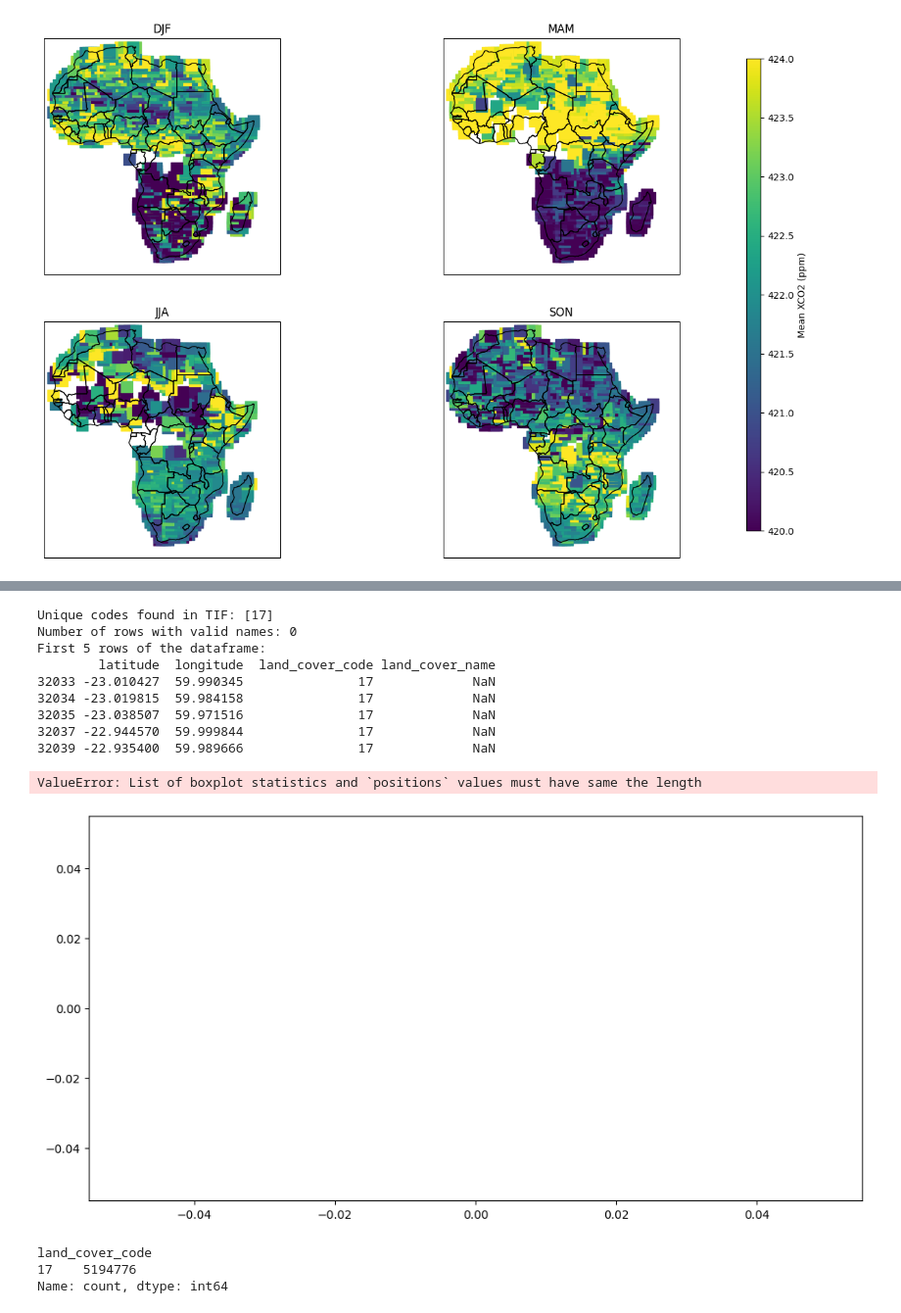
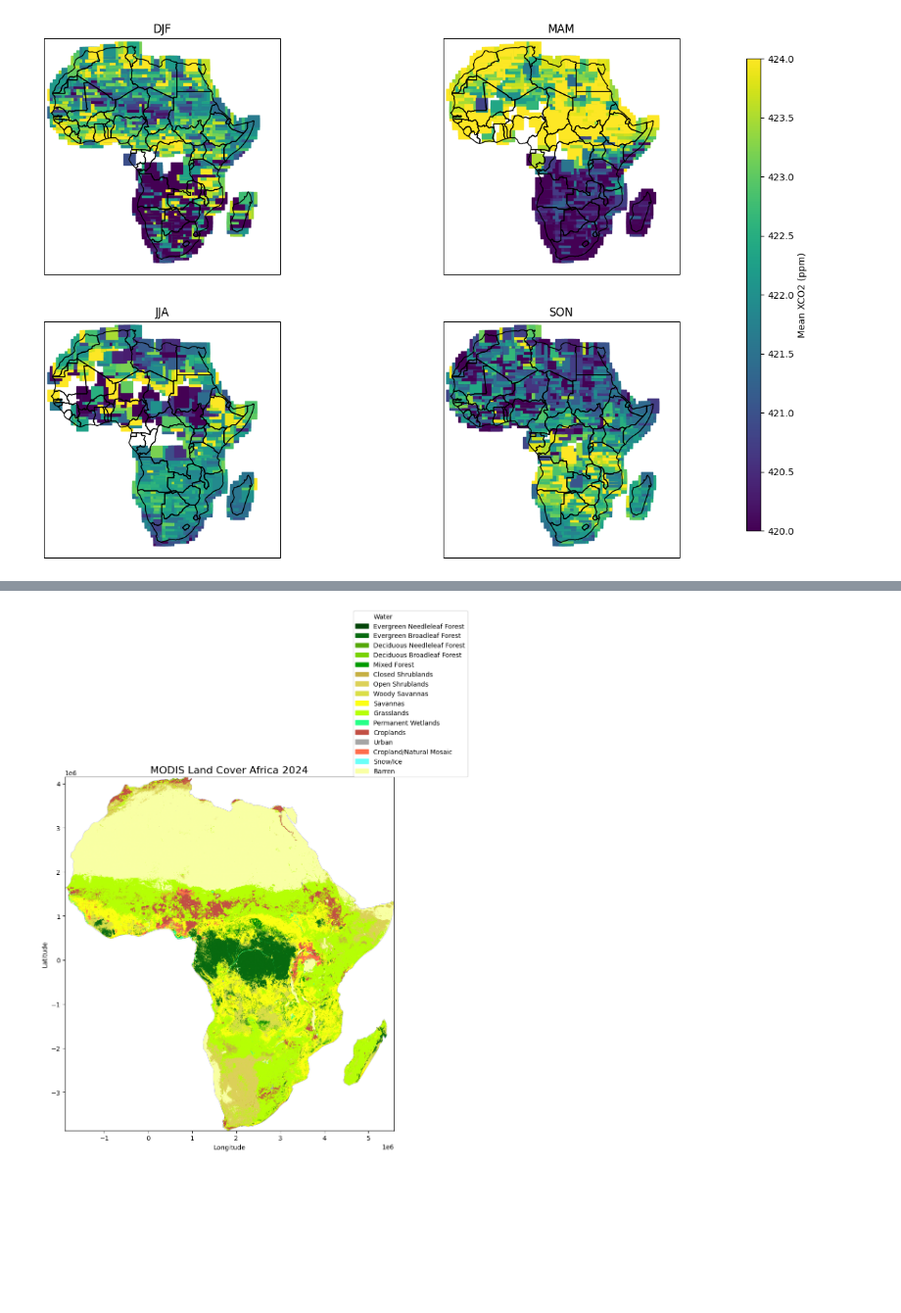
Before and after one commit to bouchramadkour/oco2-africa-analysis, a Jupyter notebook: main_analysis.ipynb, the cells around one changed output, grey strips where cells are left out. Shown at 98% size. Saved outputs shown, nothing was run; the diff lists cells and outputs as text; code cells hidden in the pictures; blank space fills up the shorter version.

Commit message:
land cover map africa

```diff
--- a/main_analysis.ipynb
+++ b/main_analysis.ipynb
@@ -85,27 +50,0 @@ Error: All your current points are in the Ocean. Check your Africa clipping!
-# %%
-print("Unique codes found in TIF:", df_africa['land_cover_code'].unique())
-print("Number of rows with valid names:", df_africa['land_cover_name'].notna().sum())
-print("First 5 rows of the dataframe:")
-print(df_africa[['latitude', 'longitude', 'land_cover_code', 'land_cover_name']].head())
-# %% [output]
-Unique codes found in TIF: [17]
-Number of rows with valid names: 0
-First 5 rows of the dataframe:
-        latitude  longitude  land_cover_code land_cover_name
-32033 -23.010427  59.990345               17             NaN
-32034 -23.019815  59.984158               17             NaN
-32035 -23.038507  59.971516               17             NaN
-32037 -22.944570  59.999844               17             NaN
-32039 -22.935400  59.989666               17             NaN
-# %%
-plot_co2_by_land_cover(df_africa)
-# %% [output]
-ValueError: List of boxplot statistics and `positions` values must have same the length
-[figure, removed]
-# %%
-# This counts how many points fall into each category
-print(df_africa['land_cover_code'].value_counts())
-# %% [output]
-land_cover_code
-17    5194776
-Name: count, dtype: int64
@@ -111,0 +57,42 @@ Name: count, dtype: int64
+# %%
+tif_path = "data_raster/land_cover_africa_2.tif"
+with rasterio.open(tif_path) as src:
+    lc_data = src.read(
+        1,
+        out_shape=(
+            1,
+            src.height // 10,   # reduce resolution by factor 10
+            src.width // 10
+        )
+    )
+    extent = [src.bounds.left, src.bounds.right, src.bounds.bottom, src.bounds.top]
+
+palette = [
+    "#1d0dff00",'#05450a','#086a10','#54a708','#78d203','#009900',
+    '#c6b044','#dcd159','#dade48','#fbff13','#b6ff05',
+    '#27ff87','#c24f44','#a5a5a5','#ff6d4c','#69fff8',
+    '#f9ffa4']
+labels = ['Water','Evergreen Needleleaf Forest','Evergreen Broadleaf Forest','Deciduous Needleleaf Forest',
+    'Deciduous Broadleaf Forest','Mixed Forest','Closed Shrublands','Open Shrublands',
+    'Woody Savannas','Savannas','Grasslands','Permanent Wetlands','Croplands','Urban',
+    'Cropland/Natural Mosaic','Snow/Ice','Barren']
+
+#colormap
+cmap = ListedColormap(palette)
+# %%
+#plot the raster
+plt.figure(figsize=(12,12))
+im = plt.imshow(lc_data, cmap=cmap, vmin=0, vmax=17, extent=extent)
+plt.title("MODIS Land Cover Africa 2024", fontsize=16)
+plt.xlabel("Longitude")
+plt.ylabel("Latitude")
+
+# add legend
+patches = [Patch(color=palette[i], label=labels[i]) for i in range(len(labels))]
+plt.legend(handles=patches, bbox_to_anchor=(1.05, 1), loc='upper left', borderaxespad=0., fontsize=10)
+
+plt.tight_layout()
+plt.savefig("./results/land_cover_africa.png", dpi=300, bbox_inches='tight')
+plt.show()
+# %% [output]
+[figure, added]
```
Also changed, not shown: parts of 2 cells of this notebook, 6 other files.
